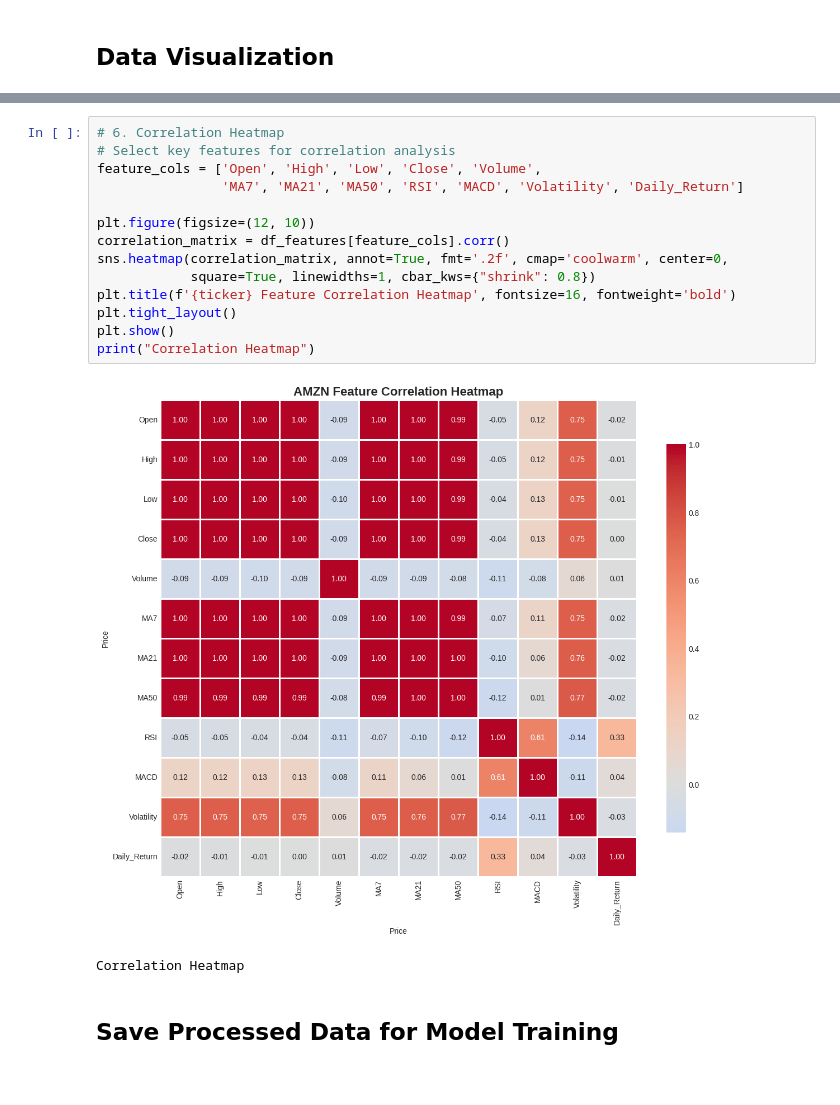
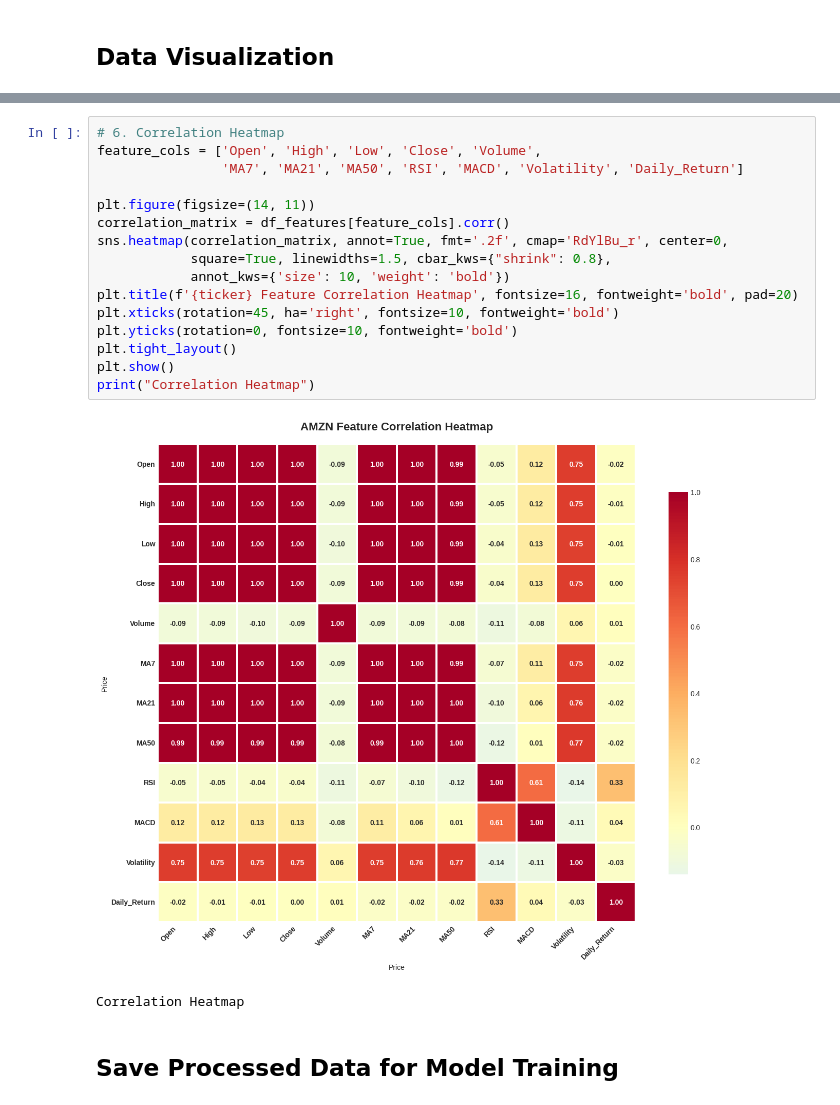
Before and after one commit to Kunj-Vadhiya/Stock-Price-prediction, a Jupyter notebook: main.ipynb, the cells around one changed output, grey strips where cells are left out. Saved outputs shown, nothing was run; the diff lists cells and outputs as text.

Commit message:
Replace Plotly with matplotlib/seaborn for GitHub plot visibility

```diff
--- a/main.ipynb
+++ b/main.ipynb
@@ -435,20 +411,22 @@ print("Bollinger Bands")
 Bollinger Bands
 # %%
 # 6. Correlation Heatmap
-# Select key features for correlation analysis
 feature_cols = ['Open', 'High', 'Low', 'Close', 'Volume',
                 'MA7', 'MA21', 'MA50', 'RSI', 'MACD', 'Volatility', 'Daily_Return']
 
-plt.figure(figsize=(12, 10))
+plt.figure(figsize=(14, 11))
 correlation_matrix = df_features[feature_cols].corr()
-sns.heatmap(correlation_matrix, annot=True, fmt='.2f', cmap='coolwarm', center=0,
-            square=True, linewidths=1, cbar_kws={"shrink": 0.8})
-plt.title(f'{ticker} Feature Correlation Heatmap', fontsize=16, fontweight='bold')
+sns.heatmap(correlation_matrix, annot=True, fmt='.2f', cmap='RdYlBu_r', center=0,
+            square=True, linewidths=1.5, cbar_kws={"shrink": 0.8},
+            annot_kws={'size': 10, 'weight': 'bold'})
+plt.title(f'{ticker} Feature Correlation Heatmap', fontsize=16, fontweight='bold', pad=20)
+plt.xticks(rotation=45, ha='right', fontsize=10, fontweight='bold')
+plt.yticks(rotation=0, fontsize=10, fontweight='bold')
 plt.tight_layout()
 plt.show()
 print("Correlation Heatmap")
 # %% [output]
-[figure, old version]
+[figure, new version]
 Correlation Heatmap
 # %% [markdown]
 ## Save Processed Data for Model Training
```
Also changed, not shown: parts of 5 cells of this notebook.
